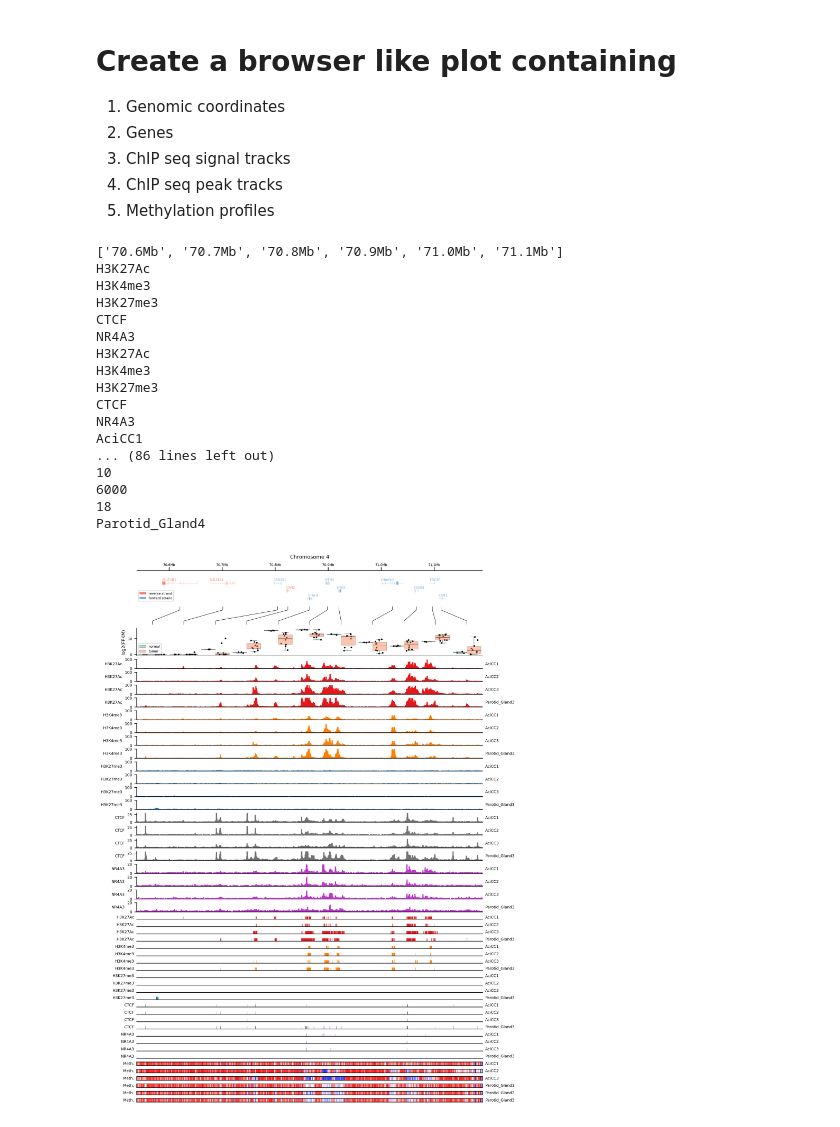
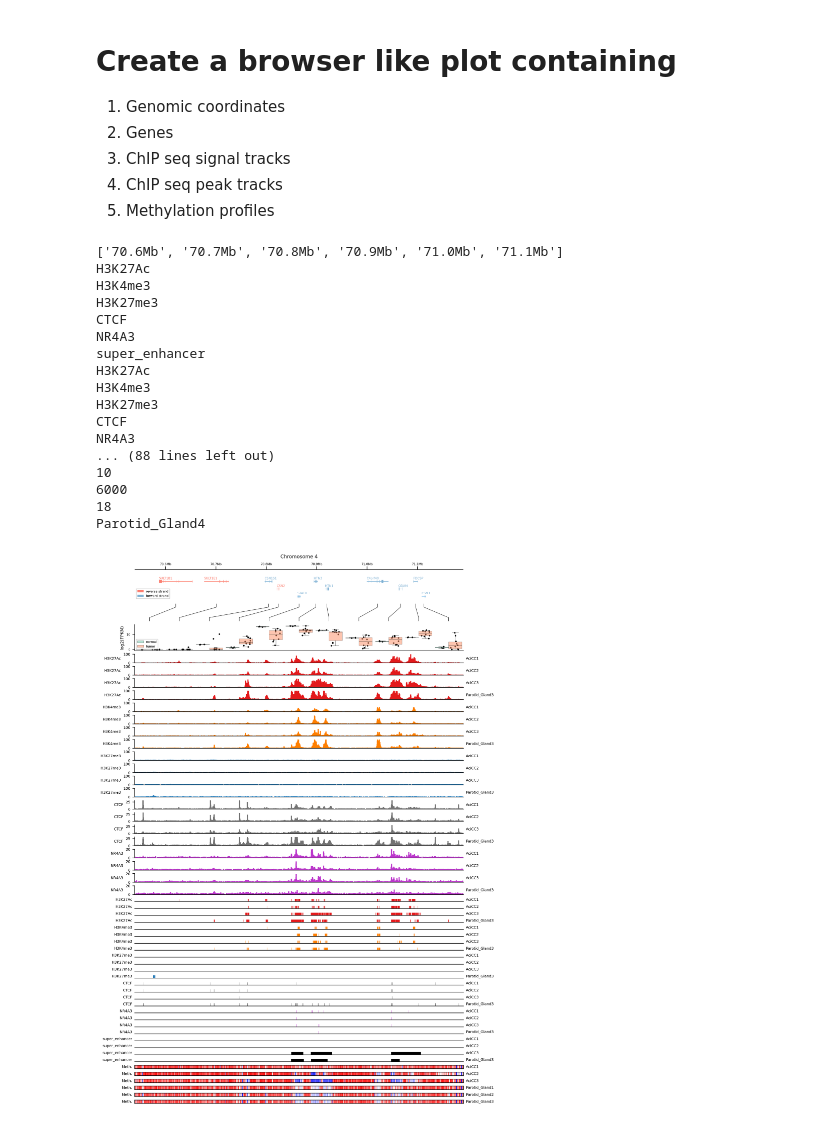
Before and after one commit to HiDiHlabs/gelviz, a Jupyter notebook: jupyter_notebooks/gelviz_example.ipynb, the cells around one changed output. Cells and saved outputs as stored; diff of their text form; code cells hidden in the pictures.

Commit message:
adaptations in gelviz_example.ipynb

```diff
--- a/jupyter_notebooks/gelviz_example.ipynb
+++ b/jupyter_notebooks/gelviz_example.ipynb
@@ -19,25 +13,25 @@ The autoreload extension is already loaded. To reload it, use:
 # %%
-bigWig_folder = "/data/analysis/ag-ishaque/biegm/annotations/acicc_enhancer_hijacking/files_for_submission/signals/"
-methylation_calls_folder = "/data/analysis/ag-ishaque/biegm/annotations/acicc_enhancer_hijacking/files_for_submission/methylation_calls/"
-peaks_folder = "/data/analysis/ag-ishaque/biegm/annotations/acicc_enhancer_hijacking/files_for_submission/peaks/"
-fpkm_matrix_filename = "/data/analysis/ag-ishaque/biegm/annotations/acicc_enhancer_hijacking/files_for_submission/rna_matrices/fpkm_matrix_human.csv"
+data_folder = "" # path to folder where data from https://zenodo.org/record/4557352 (DOI: 10.5281/zenodo.4557352) is stored
+fpkm_matrix_filename = data_folder+os.sep+"/fpkm_matrix_human.csv"
 samples_dict = {"normal": ["Parotid Gland3", "Parotid Gland4", "Parotid_Gland2"],
                 "tumor": ["AciCC1", "AciCC3", "AciCC8", "AciCC4", "AciCC10", "AciCC9", "AciCC6", "AciCC5", "AciCC2", "AciCC7"]}
 
 # File´s used for gene plotting
-genes_bed_filename = "/data/analysis/ag-ishaque/biegm/annotations/gencode19_040417/protein_coding_bed/gencode.v19.annotation.genes_genes.bed"
-exons_bed_filename = "/data/analysis/ag-ishaque/biegm/annotations/gencode19_040417/protein_coding_bed/gencode.v19.annotation.genes_exons.bed"
-introns_bed_filename = "/data/analysis/ag-ishaque/biegm/annotations/gencode19_040417/protein_coding_bed/gencode.v19.annotation.genes_introns.bed"
-gene_map_filename = "/data/analysis/ag-ishaque/biegm/annotations/gencode19_040417/gencode_v19_ENSGID_GENENAME.tsv"
+gelviz_repo_path = "" # Path to clone of https://github.com/HiDiHlabs/gelviz
+genes_bed_filename = gelviz_repo_path+os.sep+"data/gencode.v19.annotation.genes_genes.bed"
+exons_bed_filename = gelviz_repo_path+os.sep+"data/gencode.v19.annotation.genes_exons.bed"
+introns_bed_filename = gelviz_repo_path+os.sep+"data/gencode.v19.annotation.genes_introns.bed"
+gene_map_filename = gelviz_repo_path+os.sep+"data/gencode_v19_ENSGID_GENENAME.tsv"
 
 samples = ["AciCC1", "AciCC2", "AciCC3", "Parotid_Gland1", "Parotid_Gland2", "Parotid_Gland3", "Parotid_Gland4"]
-chip_types = ["H3K27Ac", "H3K4me3", "H3K27me3", "CTCF", "NR4A3"]
+chip_types = ["H3K27Ac", "H3K4me3", "H3K27me3", "CTCF", "NR4A3", "super_enhancer"]
 
 chip_color_dict = {"H3K27Ac": "#e31a1c",
                    "H3K4me3": "#ff7f00",
                    "H3K27me3": "#1f76b4",
                    "CTCF": "#737373",
-                   "NR4A3": "#bc36cc"}
+                   "NR4A3": "#bc36cc",
+                   "super_enhancer": "k"}
 
 ylim_dict = {"H3K27Ac": [0, 100],
                    "H3K4me3": [0, 100],
@@ -68,9 +61,9 @@ fpkm_matrix_df = pnd.read_csv(fpkm_matrix_filename, sep="\t", index_col = 14)
 4. ChIP seq peak tracks
 5. Methylation profiles
 # %%
-n_signal_tracks = len(os.listdir(bigWig_folder))
-n_peak_tracks = len(os.listdir(peaks_folder))
-n_methylation_tracks = len(os.listdir(methylation_calls_folder))
+n_signal_tracks = len(glob.glob(data_folder+os.sep+"*_chip_signal_*"))
+n_peak_tracks = len(glob.glob(data_folder+os.sep+"*_peaks_*"))
+n_methylation_tracks = len(glob.glob(data_folder+os.sep+"*_methylationCalls_*"))
 
 region = ["4", 70538611, 71191210]
 region_bed = pybedtools.BedTool("\t".join([str(e) for e in region]), from_string = True)
@@ -79,9 +72,7 @@ genes_bed = pybedtools.BedTool(genes_bed_filename)
 introns_bed = pybedtools.BedTool(introns_bed_filename)
 exons_bed = pybedtools.BedTool(exons_bed_filename)
 # %%
-%autoreload 2
-
-plot_filename = "pics/slivary_gland_locus_acicc.jpeg"
+plot_filename = "pics/salivary_gland_locus_acicc.jpeg"
 
 # Create a figure grid
 fig, gs = hmap.layout.layout.layoutGrid(4+n_signal_tracks+n_peak_tracks+n_methylation_tracks,
@@ -146,7 +137,7 @@ chip_plot_idx = 0
 for chip_type in chip_types:
     print(chip_type)
     for sample in samples:
-        signal_filename = glob.glob(bigWig_folder+os.sep+sample+"*"+chip_type+"*")
+        signal_filename = glob.glob(data_folder+os.sep+sample+"_"+chip_type+"_chip_signal_*")
         if(not(len(signal_filename) == 1)):
             continue
 
@@ -199,7 +190,7 @@ chip_peak_idx = 0
 for chip_type in chip_types:
     print(chip_type)
     for sample in samples:
-        peak_filename = glob.glob(peaks_folder+os.sep+sample+"*"+chip_type+"*")
+        peak_filename = glob.glob(data_folder+os.sep+sample+"_"+chip_type+"_peaks_*")
         if(not(len(peak_filename) == 1)):
             continue
         peak_filename = peak_filename[0]
@@ -247,7 +238,7 @@ for chip_type in chip_types:
 methylation_idx = 0
 for sample in samples:
     print(sample)
-    meth_filename = glob.glob(methylation_calls_folder+os.sep+sample+"*"+"methylationCalls"+"*")
+    meth_filename = glob.glob(data_folder+os.sep+sample+"_"+"methylationCalls"+"*")
     if(not(len(meth_filename) == 1)):
         continue
     meth_filename = meth_filename[0]
@@ -273,33 +264,33 @@ for sample in samples:
                rotation = 0,
                horizontalalignment = "right",
                verticalalignment = "center")
 
     ax2.yaxis.set_label_position("right")
     ax2.set_ylabel(sample,
                   fontsize=6,
                    rotation = 0,
                    horizontalalignment = "left",
                    verticalalignment = "center")
 
     methylation_idx += 1
 
 plt.savefig(plot_filename)
 # %% [output]
 ['70.6Mb', '70.7Mb', '70.8Mb', '70.9Mb', '71.0Mb', '71.1Mb']
 H3K27Ac
 H3K4me3
 H3K27me3
 CTCF
 NR4A3
+super_enhancer
 H3K27Ac
 H3K4me3
 H3K27me3
 CTCF
 NR4A3
-AciCC1
-... (86 lines left out)
+... (88 lines left out)
 10
 6000
 18
 Parotid_Gland4
-[figure, old version]
+[figure, new version]
```
Also changed, not shown: parts of 2 cells of this notebook.
